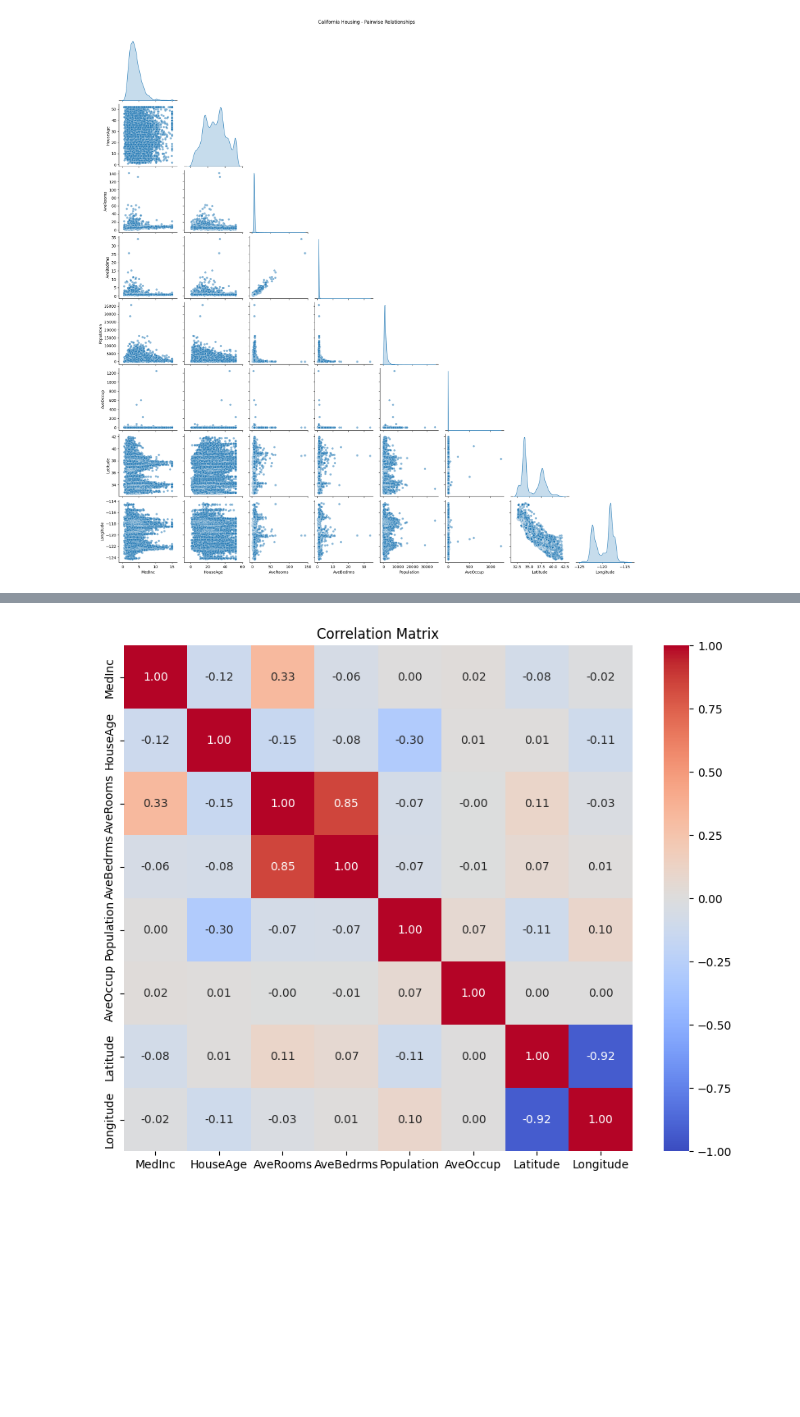
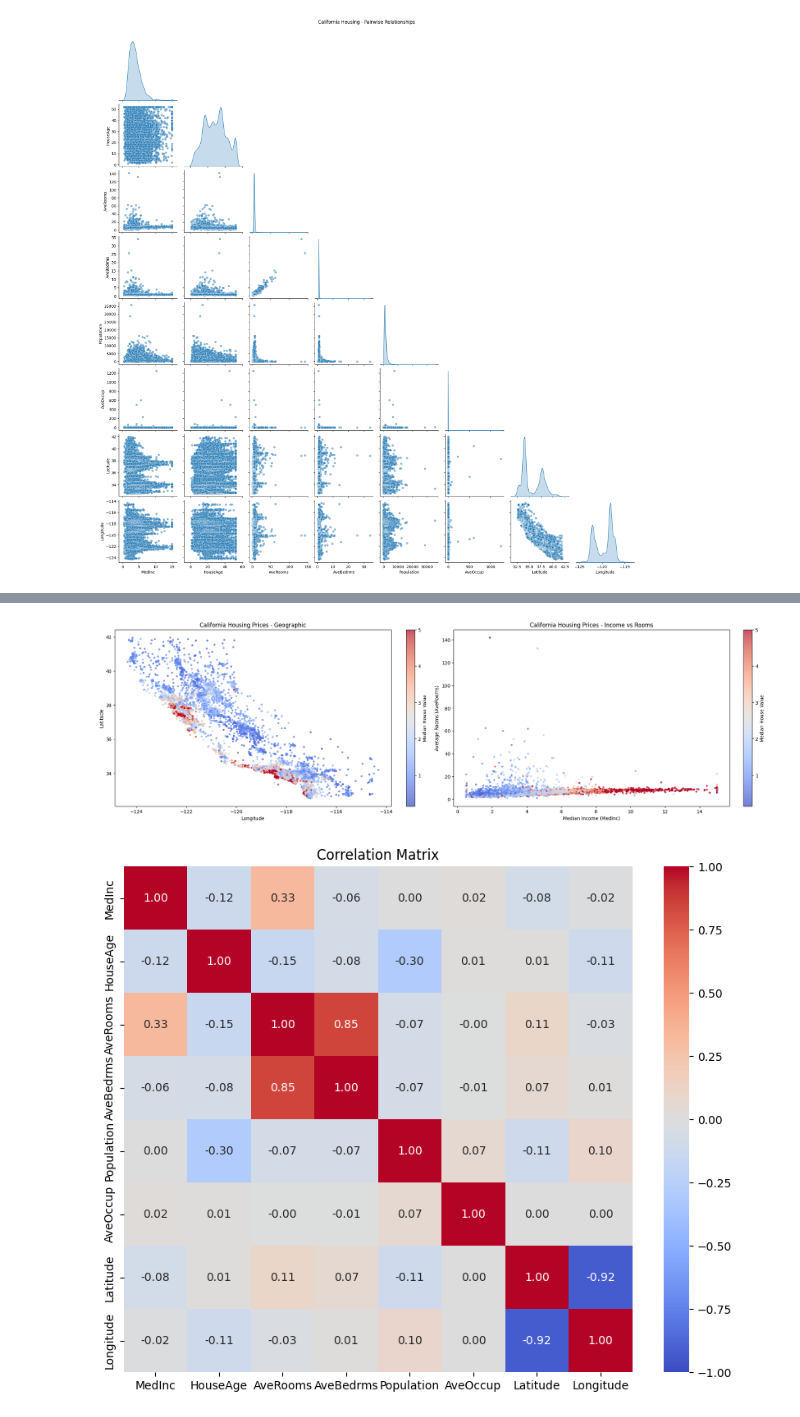
Before and after one commit to maxim-mat/DS-training, a Jupyter notebook: פרק 2 - מודל ראשון/first_model.ipynb, the cells around one changed output, grey strips where cells are left out. Saved outputs shown, nothing was run; the diff lists cells and outputs as text; code cells hidden in the pictures; blank space fills up the shorter version.

```diff
--- a/פרק 2 - מודל ראשון/first_model.ipynb
+++ b/פרק 2 - מודל ראשון/first_model.ipynb
@@ -59,3 +87,23 @@ plt.show()
+# %%
+fig, axes = plt.subplots(1, 2, figsize=(20, 6), constrained_layout=True)
+
+# First subplot: Geospatial visualization
+scatter1 = axes[0].scatter(data['Longitude'], data['Latitude'], c=target, cmap='coolwarm', s=10, alpha=0.7)
+fig.colorbar(scatter1, ax=axes[0], label='Median House Value')
+axes[0].set_xlabel('Longitude')
+axes[0].set_ylabel('Latitude')
+axes[0].set_title('California Housing Prices - Geographic')
+
+# Second subplot: Median Income vs Average Rooms
+scatter2 = axes[1].scatter(data['MedInc'], data['AveRooms'], c=target, cmap='coolwarm', s=10, alpha=0.7)
+fig.colorbar(scatter2, ax=axes[1], label='Median House Value')
+axes[1].set_xlabel('Median Income (MedInc)')
+axes[1].set_ylabel('Average Rooms (AveRooms)')
+axes[1].set_title('California Housing Prices - Income vs Rooms')
+
+plt.show()
+# %% [output]
+[figure, added]
 # %%
 import numpy as np
 
```
Also changed, not shown: parts of 3 cells of this notebook.
